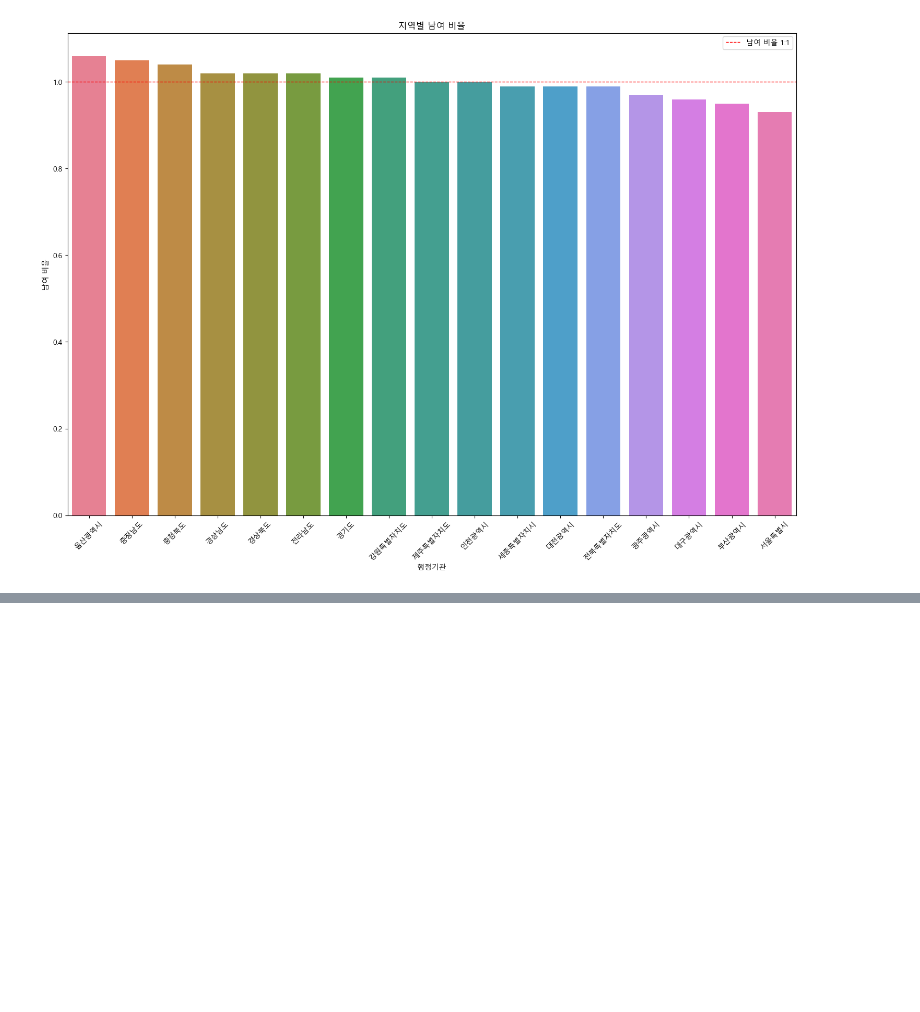
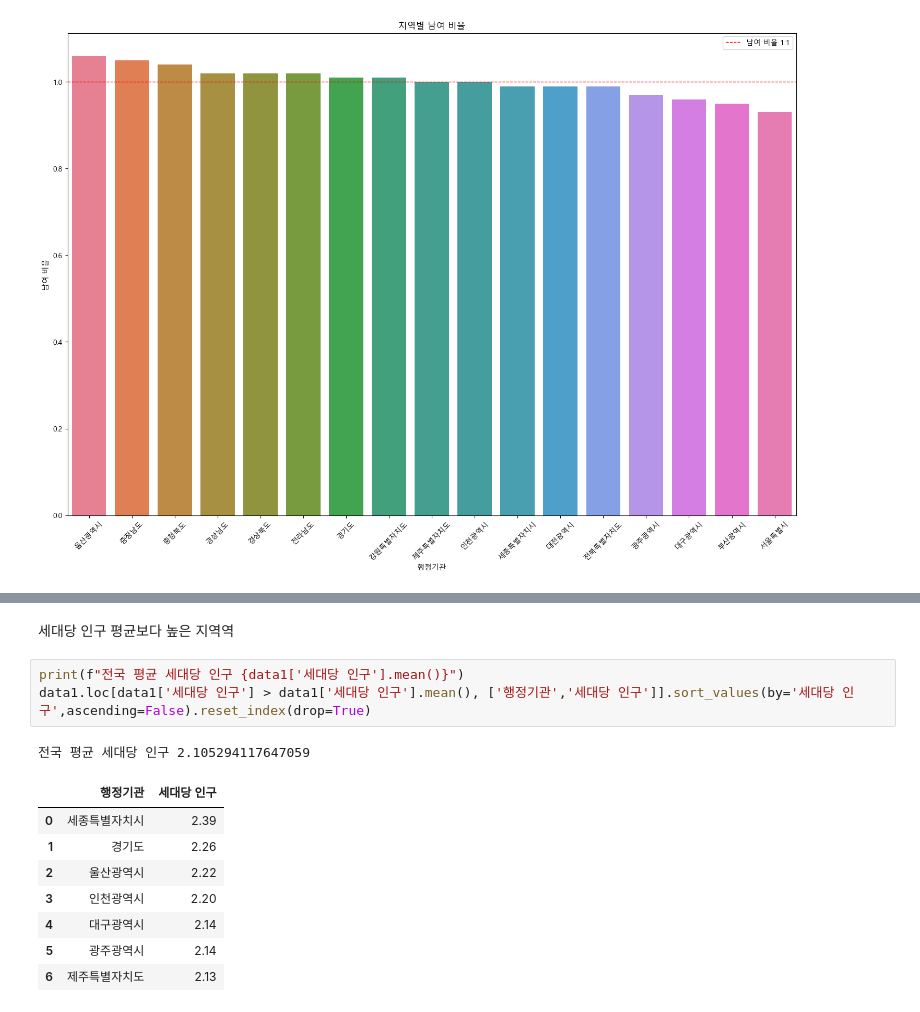
Before and after one commit to Suby201/Webscraping_Prac, a Jupyter notebook: 04_인구현황분석.ipynb, the cells around one changed output, grey strips where cells are left out. Saved outputs shown, nothing was run; the diff lists cells and outputs as text; blank space fills up the shorter version.

```diff
--- a/04_인구현황분석.ipynb
+++ b/04_인구현황분석.ipynb
@@ -100,0 +139,15 @@ make_plot('남여 비율')
+# %% [markdown]
+세대당 인구 평균보다 높은 지역역
+# %%
+print(f"전국 평균 세대당 인구 {data1['세대당 인구'].mean()}")
+data1.loc[data1['세대당 인구'] > data1['세대당 인구'].mean(), ['행정기관','세대당 인구']].sort_values(by='세대당 인구',ascending=False).reset_index(drop=True)
+# %% [output]
+전국 평균 세대당 인구 2.105294117647059
+|  | 행정기관 | 세대당 인구 |
+| 0 | 세종특별자치시 | 2.39 |
+| 1 | 경기도 | 2.26 |
+| 2 | 울산광역시 | 2.22 |
+| 3 | 인천광역시 | 2.20 |
+| 4 | 대구광역시 | 2.14 |
+| 5 | 광주광역시 | 2.14 |
+| 6 | 제주특별자치도 | 2.13 |
```
Also changed, not shown: parts of 6 cells of this notebook.
